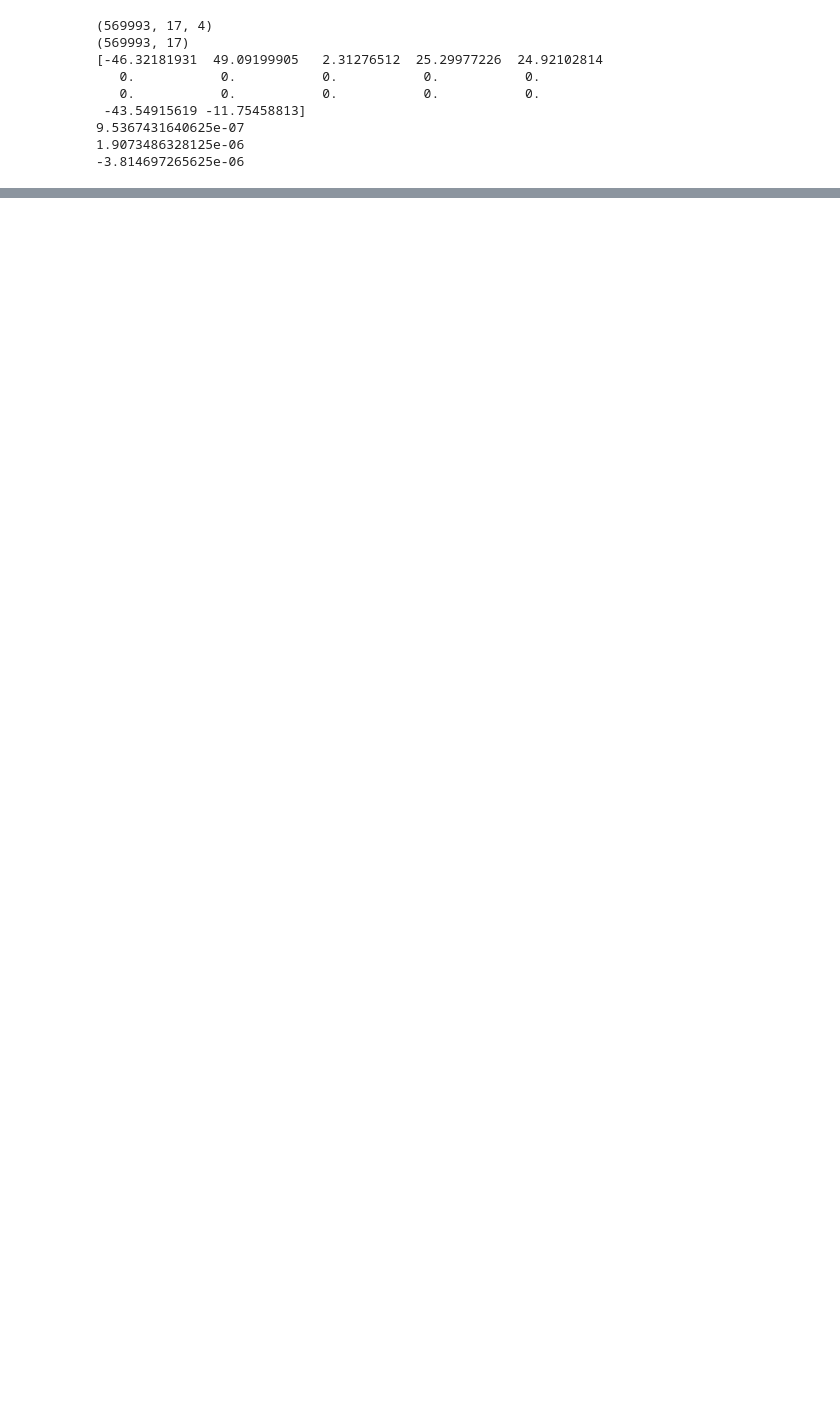
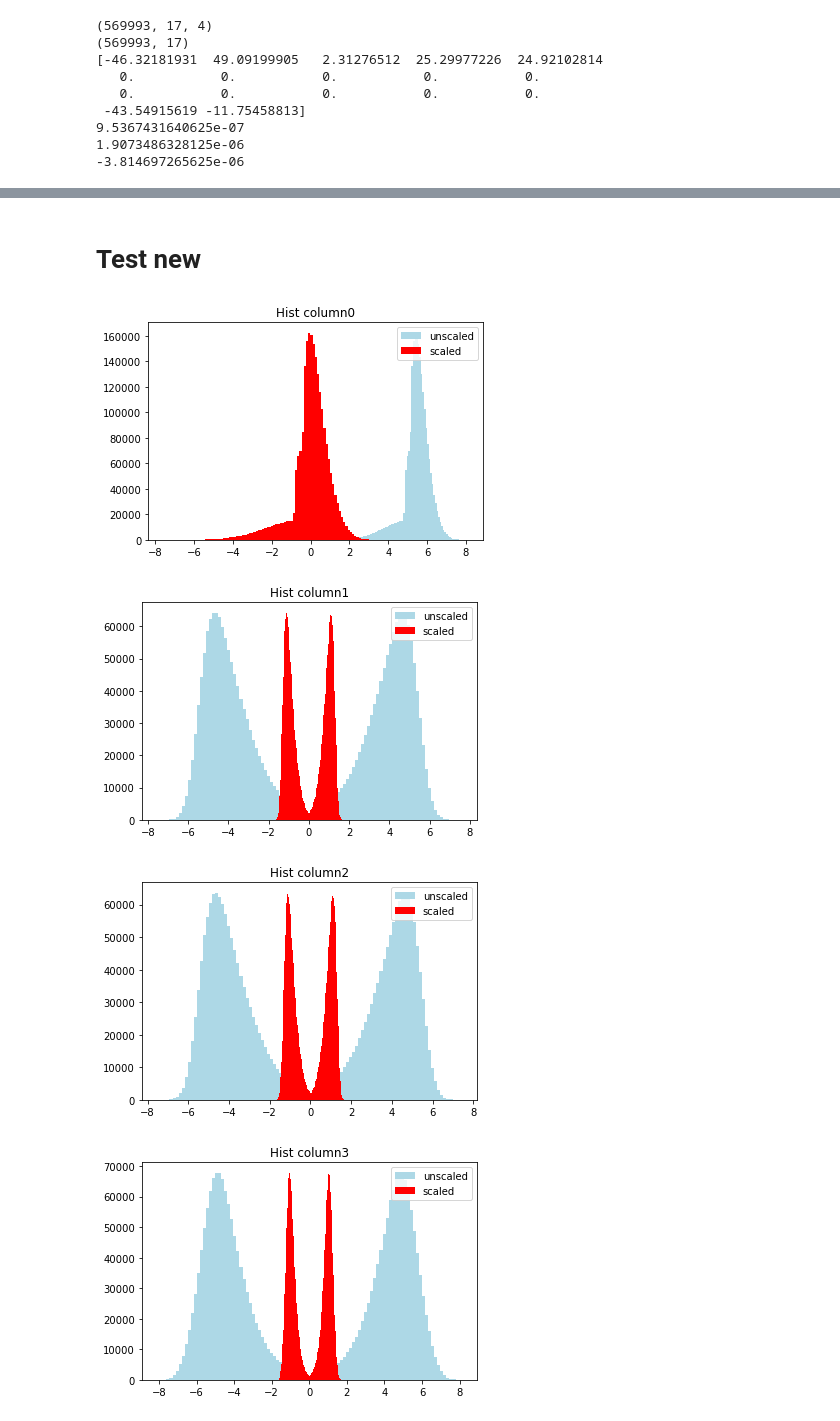
Before and after one commit to valsdav/MEMFlow, a Jupyter notebook: notebooks/unfolding_flow/ConditionerPretraining.ipynb, the cells around one changed output, grey strips where cells are left out. Cells and saved outputs as stored; diff of their text form; code cells hidden in the pictures; blank space fills up the shorter version.

Commit message:
Add rescaler of log data in Pretraining target:

```diff
--- a/notebooks/unfolding_flow/ConditionerPretraining.ipynb
+++ b/notebooks/unfolding_flow/ConditionerPretraining.ipynb
@@ -507,0 +509,17 @@ Scaled data: mean: 3.4442398327115194e-10 vs std: 0.9999999885409464
+# %% [markdown]
+# Test new
+# %%
+unscaledTensor = data_cuda.parton_data.log_data_higgs_t_tbar_ISR_cartesian.detach().cpu().numpy()
+scaledTensor = data_cuda.parton_data.logScaled_data_higgs_t_tbar_ISR_cartesian.detach().cpu().numpy()
+# %%
+for i in range(4):
+    plt.hist(unscaledTensor[:,:,i].flatten(), bins = 100, color = "lightblue", label='unscaled')
+    plt.hist(scaledTensor[:,:,i].flatten(), bins=100, color = "red", label='scaled')
+    plt.legend(loc='upper right')
+    plt.title(f"Hist column{i}")
+    plt.show()
+# %% [output]
+[figure, added]
+[figure, added]
+[figure, added]
+[figure, added]
```
Also changed, not shown: parts of 7 cells of this notebook, 1 other file.
